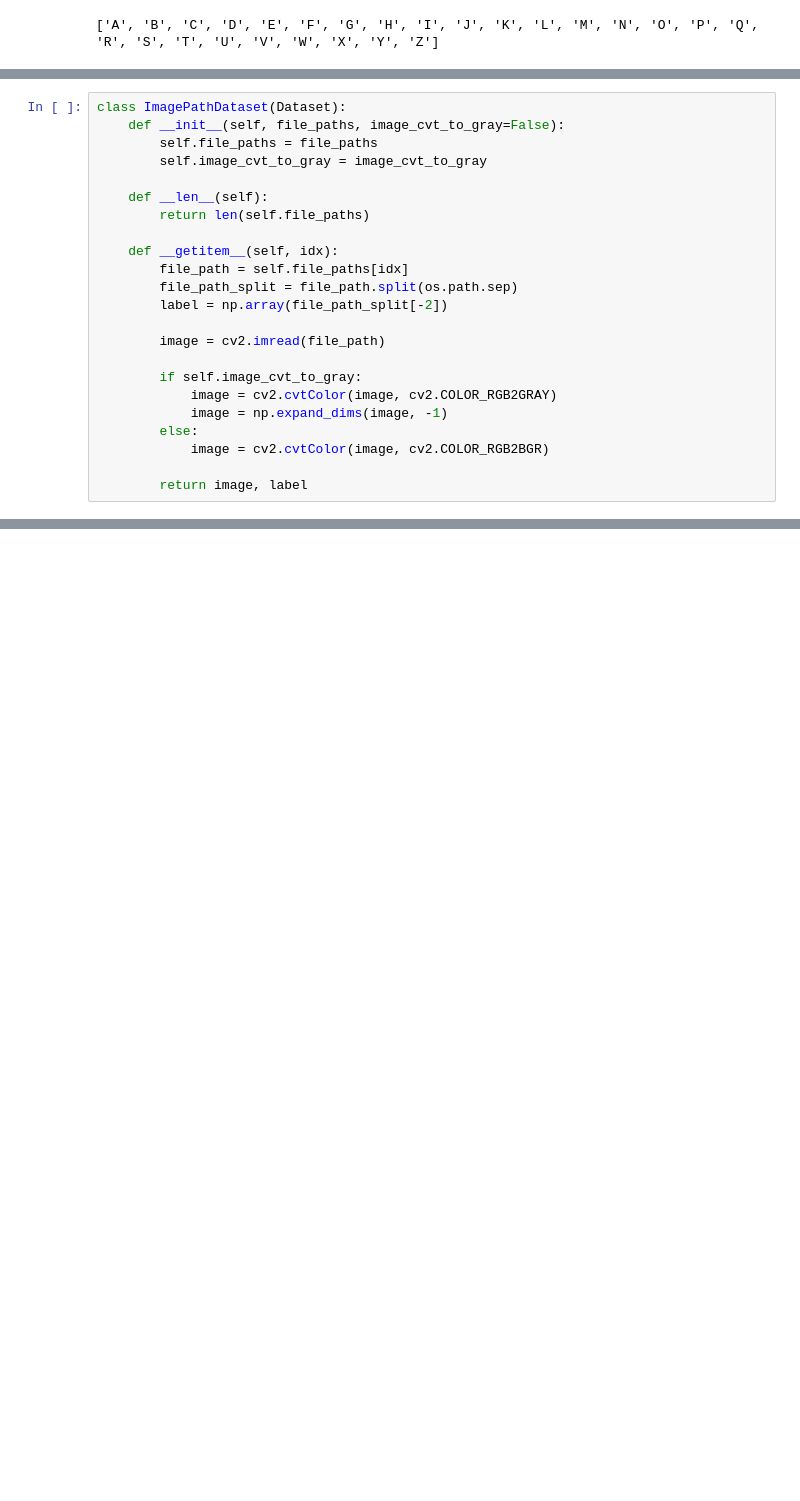
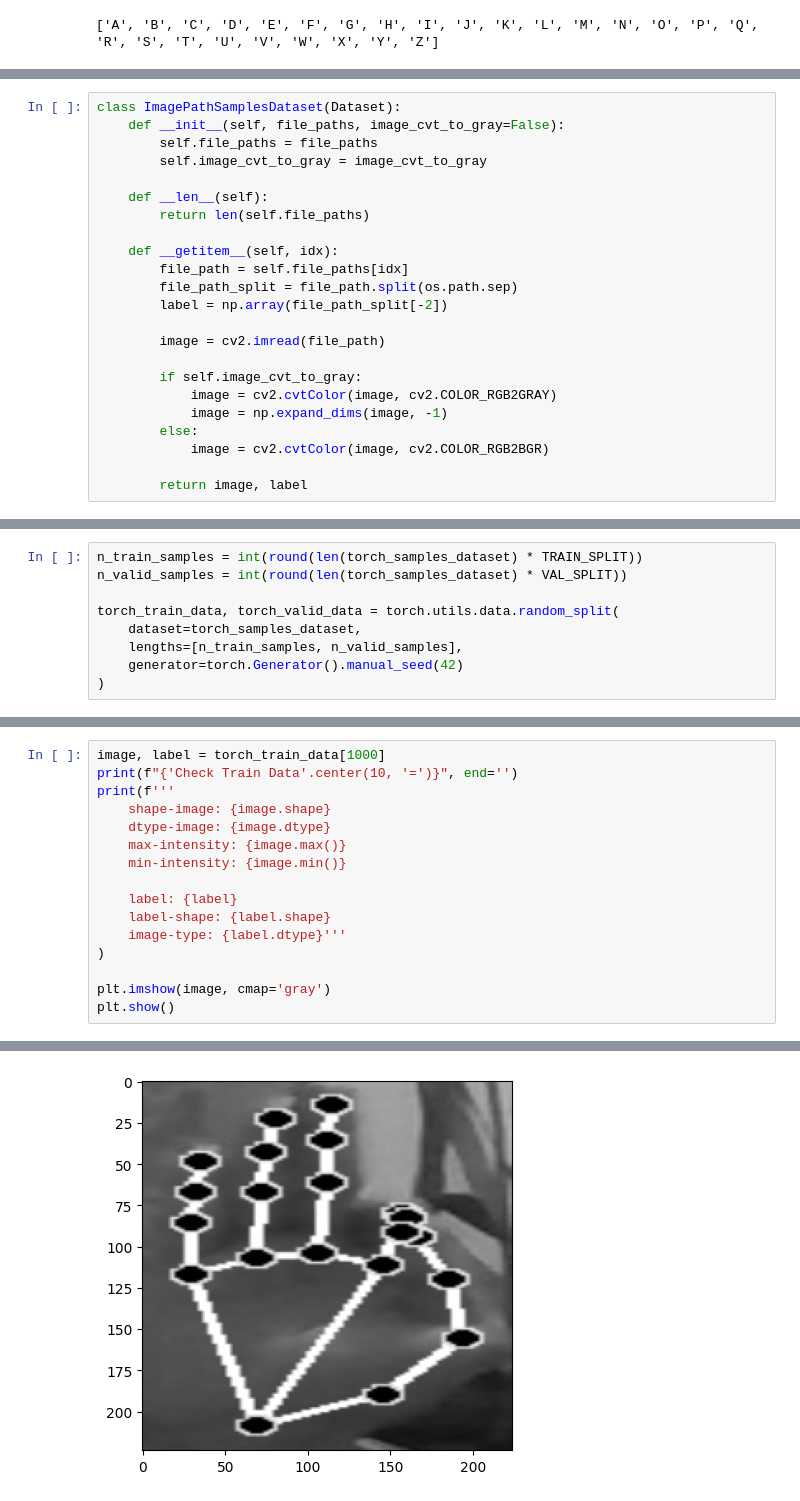
Before and after one commit to AnggaDS01/Python, a Jupyter notebook: Machine-Learning/Projects/Pytorch/Classification-Tasks/Sign-Language-Translator-(DL)/Notebooks/data-preparation.ipynb, the cells around one changed output, grey strips where cells are left out. Drawn from its saved outputs; the diff is of its cells as text; blank space fills up the shorter version.

```diff
--- a/Machine-Learning/Projects/Pytorch/Classification-Tasks/Sign-Language-Translator-(DL)/Notebooks/data-preparation.ipynb
+++ b/Machine-Learning/Projects/Pytorch/Classification-Tasks/Sign-Language-Translator-(DL)/Notebooks/data-preparation.ipynb
@@ -131,5 +109,5 @@ File Size: 19.4023 kb
 # %%
-class ImagePathDataset(Dataset):
+class ImagePathSamplesDataset(Dataset):
     def __init__(self, file_paths, image_cvt_to_gray=False):
         self.file_paths = file_paths
         self.image_cvt_to_gray = image_cvt_to_gray
@@ -153,0 +206,9 @@ class ImagePathDataset(Dataset):
+# %%
+n_train_samples = int(round(len(torch_samples_dataset) * TRAIN_SPLIT))
+n_valid_samples = int(round(len(torch_samples_dataset) * VAL_SPLIT))
+
+torch_train_data, torch_valid_data = torch.utils.data.random_split(
+    dataset=torch_samples_dataset,
+    lengths=[n_train_samples, n_valid_samples],
+	generator=torch.Generator().manual_seed(42)
+)
@@ -153,0 +219,17 @@ class ImagePathDataset(Dataset):
+# %%
+image, label = torch_train_data[1000]
+print(f"{'Check Train Data'.center(10, '=')}", end='')
+print(f'''
+    shape-image: {image.shape}
+    dtype-image: {image.dtype}
+    max-intensity: {image.max()}
+    min-intensity: {image.min()}
+
+    label: {label}
+    label-shape: {label.shape}
+    image-type: {label.dtype}'''
+)
+
+plt.imshow(image, cmap='gray')
+plt.show()
+# %% [output]
@@ -154 +245,2 @@ class ImagePathDataset(Dataset):
+[figure, added]
 # %%
```
Also changed, not shown: parts of 29 cells of this notebook, 4 other files.
